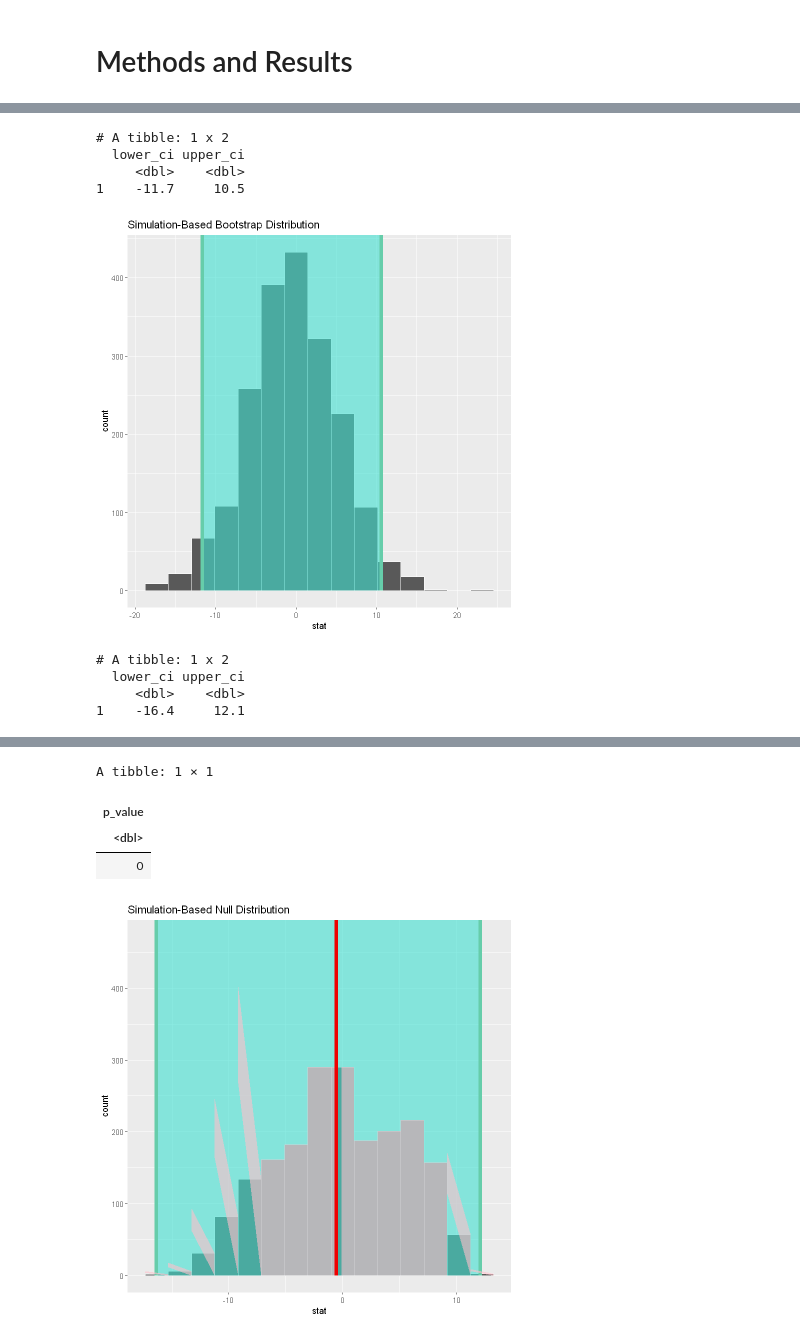
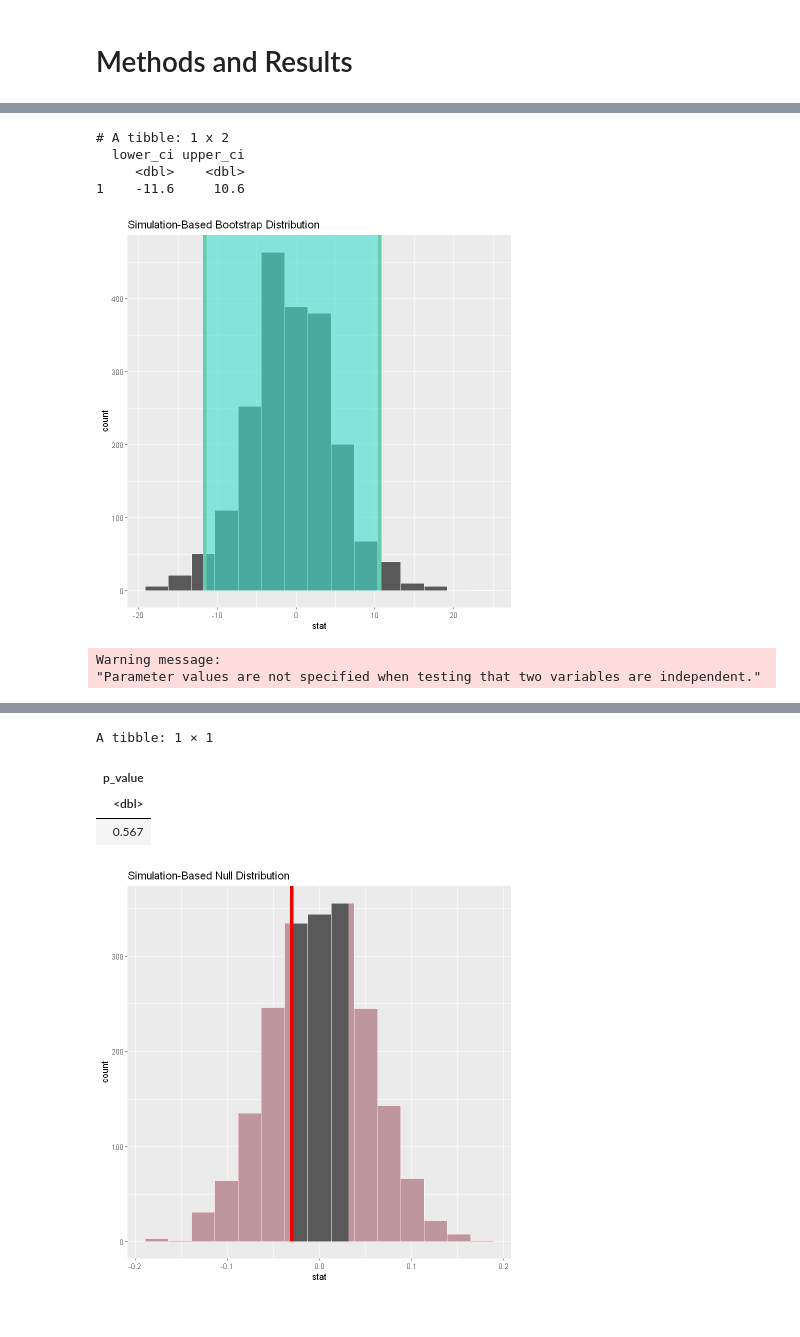
Before and after one commit to Mapleia/STAT_201_proj, a Jupyter notebook: src/Methods_Results.ipynb, the cells around one changed output, grey strips where cells are left out. Cells and saved outputs as stored; diff of their text form; code cells hidden in the pictures.

```diff
--- a/src/Methods_Results.ipynb
+++ b/src/Methods_Results.ipynb
@@ -24,7 +24,7 @@ v purrr   0.3.5
 x dplyr::filter() masks stats::filter()
 x dplyr::lag()    masks stats::lag()
 # %%
-order <- c("low","high")
+order <- c("high", "low")
 
 dataset <- read_csv('../data/forestfires.csv') %>%
   select(wind, area) %>%
@@ -57,47 +57,56 @@ A tibble: 6 × 4
 # %%
+# set the seed so that the randomization is consistent
+set.seed(1234)
+
+# bootstrap with 2000 replicate
 bootstrap_dist_data_infer <- dataset %>%
-	specify(formula = area~category) %>%
+    specify(formula = area~category) %>%
 	generate(type = "bootstrap", reps = 2000) %>%
 	calculate(stat = "diff in means", order = order)
 
 percentile_ci <- bootstrap_dist_data_infer	%>%
 	get_ci(type = "percentile", level = 0.95)
+print(percentile_ci)
 
-print(percentile_ci)
+# confidence interval of the difference in means
 bootstrap_dist_data_infer	%>%	visualize() +
 	shade_confidence_interval(endpoints = percentile_ci)
 # %% [output]
 # A tibble: 1 x 2
   lower_ci upper_ci
      <dbl>    <dbl>
-1    -11.7     10.5
+1    -11.6     10.6
-[figure, old version]
+[figure, new version]
 # %%
-level <- 0.9999
+level <- 0.95
 
+# null distribution (diff of means is 0)
+# of the difference in means
 null_distribution_mean <- dataset %>%
-  specify(formula = area~category) %>%
-  hypothesize(null = "independence") %>%
+  specify(formula = area_log10~category) %>%
+  hypothesize(null = "independence", mu = 0) %>%
   generate(reps = 2000, type = "permute") %>%
   calculate(stat = "diff in means", order = order)
 
-percentile_ci_null <- null_distribution_mean	%>%
-	get_ci(type = "percentile", level =level)
+# the confidence interval of the null distribution
+percentile_ci_null <- null_distribution_mean %>%
+  get_ci(type = "percentile", level =level)
 
 print(percentile_ci_null)
 
+# retrieve the difference in means found in the dataset
 obs_diff_means <- dataset %>%
-  specify(formula = area~category) %>%
+  specify(formula = area_log10~category) %>%
   calculate(stat = "diff in means", order = order)
 
-null_distribution_mean	%>%	visualize() +
-	shade_confidence_interval(endpoints = percentile_ci_null) +
-  shade_p_value(obs_stat = obs_diff_means, direction = "both")
+# visualize into histogram and show where the p-value lies
+null_distribution_mean %>% visualize() +
+    # shade_confidence_interval(endpoints = percentile_ci_null) +
+    shade_p_value(obs_stat = obs_diff_means, direction = "both")
 
-dataset %>%
+# retrieve the p-value calculated
+null_distribution_mean %>%
   get_p_value(obs_stat = obs_diff_means, direction = "both")
 # %% [output]
-# A tibble: 1 x 2
-  lower_ci upper_ci
-     <dbl>    <dbl>
-1    -16.4     12.1
+Warning message:
+"Parameter values are not specified when testing that two variables are independent."
@@ -110,5 +117,5 @@ Warning message:
 A tibble: 1 × 1
 | p_value |
 | <dbl> |
-| 0 |
+| 0.567 |
-[figure, old version]
+[figure, new version]
```
Also changed, not shown: parts of 5 cells of this notebook, 1 other file.
